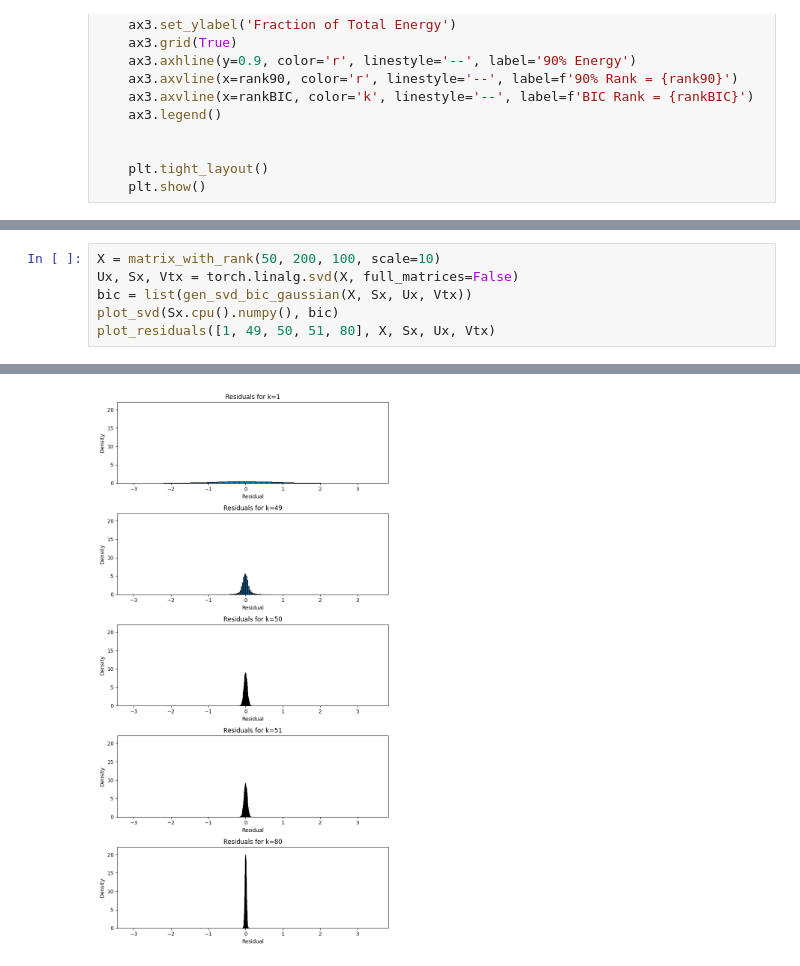
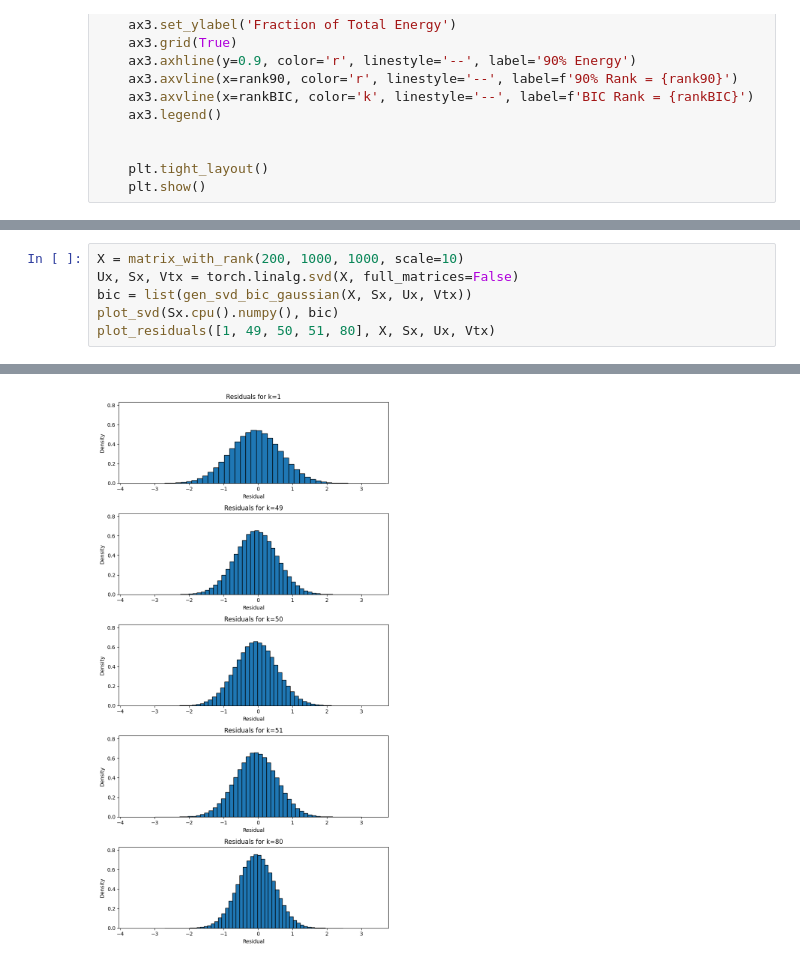
Before and after one commit to erikerlandson/mdl-matrix-rank, a Jupyter notebook: nb/svd-bic.ipynb, the cells around one changed output, grey strips where cells are left out. Saved outputs shown, nothing was run; the diff lists cells and outputs as text.

```diff
--- a/nb/svd-bic.ipynb
+++ b/nb/svd-bic.ipynb
@@ -149,5 +149,5 @@ plot_residuals([1, 9, 10, 11, 50], X10, Sx10, Ux10, Vtx10)
 # %%
-X = matrix_with_rank(50, 200, 100, scale=10)
+X = matrix_with_rank(200, 1000, 1000, scale=10)
 Ux, Sx, Vtx = torch.linalg.svd(X, full_matrices=False)
 bic = list(gen_svd_bic_gaussian(X, Sx, Ux, Vtx))
 plot_svd(Sx.cpu().numpy(), bic)
@@ -157 +157 @@ plot_residuals([1, 49, 50, 51, 80], X, Sx, Ux, Vtx)
-[figure, old version]
+[figure, new version]
```
Also changed, not shown: parts of 7 cells of this notebook.
